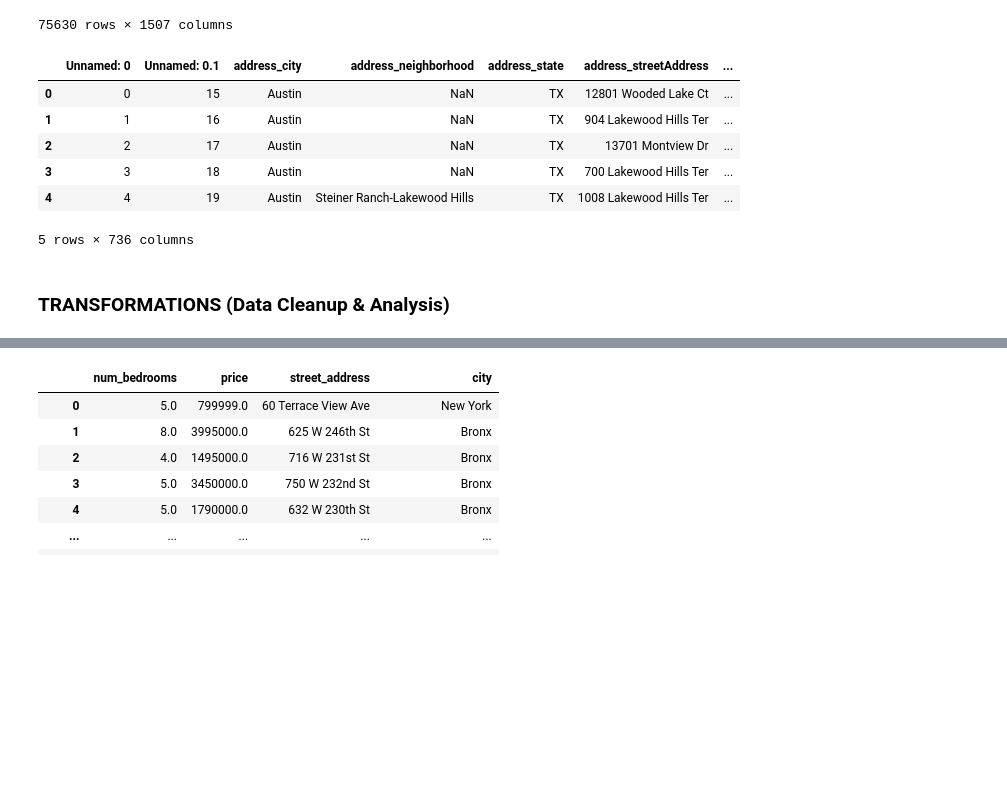
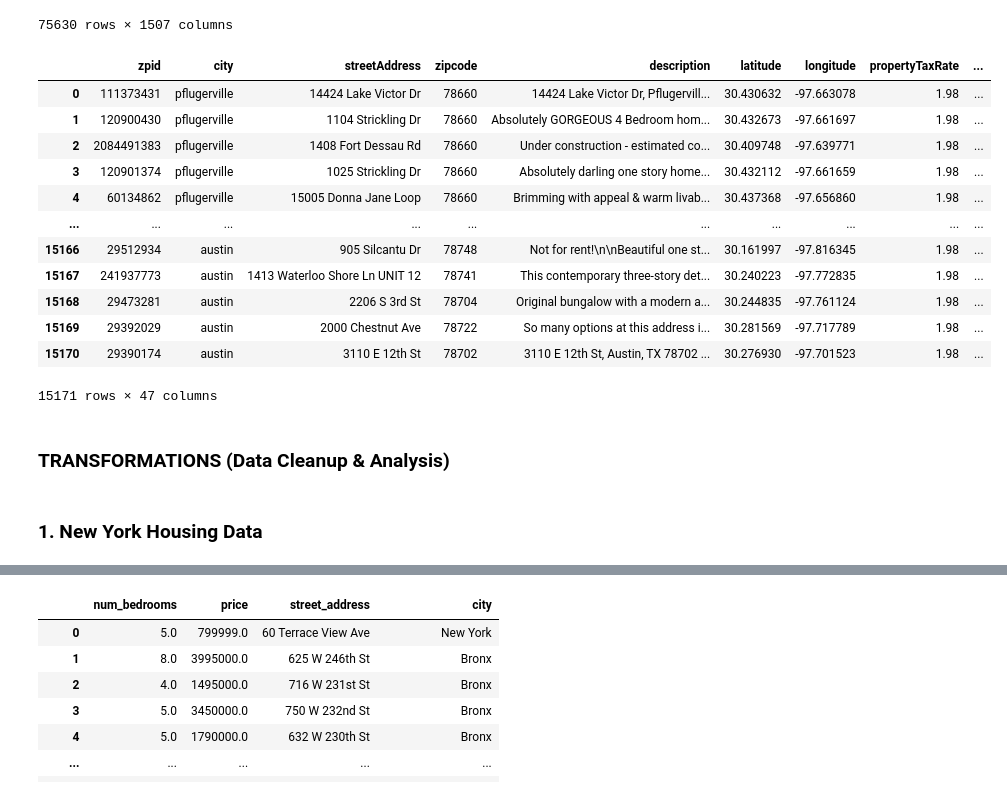
Before and after one commit to poonam-ux/ETL_Project, a Jupyter notebook: ETL_Housing_data/city_housing.ipynb, the cells around one changed output, grey strips where cells are left out. Cells and saved outputs as stored; diff of their text form; code cells hidden in the pictures; blank space fills up the shorter version.

```diff
--- a/city_housing_yelp_users.ipynb
+++ b/ETL_Housing_data/city_housing.ipynb
@@ -28,15 +28,23 @@ ny_area_df
 # %%
 # Store Austin CSV into a dataframe
 csv_file = "./Resources/austin_housing.csv"
-autin_df = pd.read_csv(csv_file)
-autin_df.head()
+austin_df = pd.read_csv(csv_file)
+austin_df
 # %% [output]
-|  | Unnamed: 0 | Unnamed: 0.1 | address_city | address_neighborhood | address_state | address_streetAddress | ... |
-| 0 | 0 | 15 | Austin | NaN | TX | 12801 Wooded Lake Ct | ... |
-| 1 | 1 | 16 | Austin | NaN | TX | 904 Lakewood Hills Ter | ... |
-| 2 | 2 | 17 | Austin | NaN | TX | 13701 Montview Dr | ... |
-| 3 | 3 | 18 | Austin | NaN | TX | 700 Lakewood Hills Ter | ... |
-| 4 | 4 | 19 | Austin | Steiner Ranch-Lakewood Hills | TX | 1008 Lakewood Hills Ter | ... |
+|  | zpid | city | streetAddress | zipcode | description | latitude | longitude | propertyTaxRate | ... |
+| 0 | 111373431 | pflugerville | 14424 Lake Victor Dr | 78660 | 14424 Lake Victor Dr, Pflugervill... | 30.430632 | -97.663078 | 1.98 | ... |
+| 1 | 120900430 | pflugerville | 1104 Strickling Dr | 78660 | Absolutely GORGEOUS 4 Bedroom hom... | 30.432673 | -97.661697 | 1.98 | ... |
+| 2 | 2084491383 | pflugerville | 1408 Fort Dessau Rd | 78660 | Under construction - estimated co... | 30.409748 | -97.639771 | 1.98 | ... |
+| 3 | 120901374 | pflugerville | 1025 Strickling Dr | 78660 | Absolutely darling one story home... | 30.432112 | -97.661659 | 1.98 | ... |
+| 4 | 60134862 | pflugerville | 15005 Donna Jane Loop | 78660 | Brimming with appeal & warm livab... | 30.437368 | -97.656860 | 1.98 | ... |
+| ... | ... | ... | ... | ... | ... | ... | ... | ... | ... |
+| 15166 | 29512934 | austin | 905 Silcantu Dr | 78748 | Not for rent!\n\nBeautiful one st... | 30.161997 | -97.816345 | 1.98 | ... |
+| 15167 | 241937773 | austin | 1413 Waterloo Shore Ln UNIT 12 | 78741 | This contemporary three-story det... | 30.240223 | -97.772835 | 1.98 | ... |
+| 15168 | 29473281 | austin | 2206 S 3rd St | 78704 | Original bungalow with a modern a... | 30.244835 | -97.761124 | 1.98 | ... |
+| 15169 | 29392029 | austin | 2000 Chestnut Ave | 78722 | So many options at this address i... | 30.281569 | -97.717789 | 1.98 | ... |
+| 15170 | 29390174 | austin | 3110 E 12th St | 78702 | 3110 E 12th St, Austin, TX 78702 ... | 30.276930 | -97.701523 | 1.98 | ... |
-5 rows × 736 columns
+15171 rows × 47 columns
 # %% [markdown]
 ### TRANSFORMATIONS (Data Cleanup & Analysis)
+# %% [markdown]
+### 1. New York Housing Data
```
Also changed, not shown: parts of 38 cells of this notebook, 16 other files.
